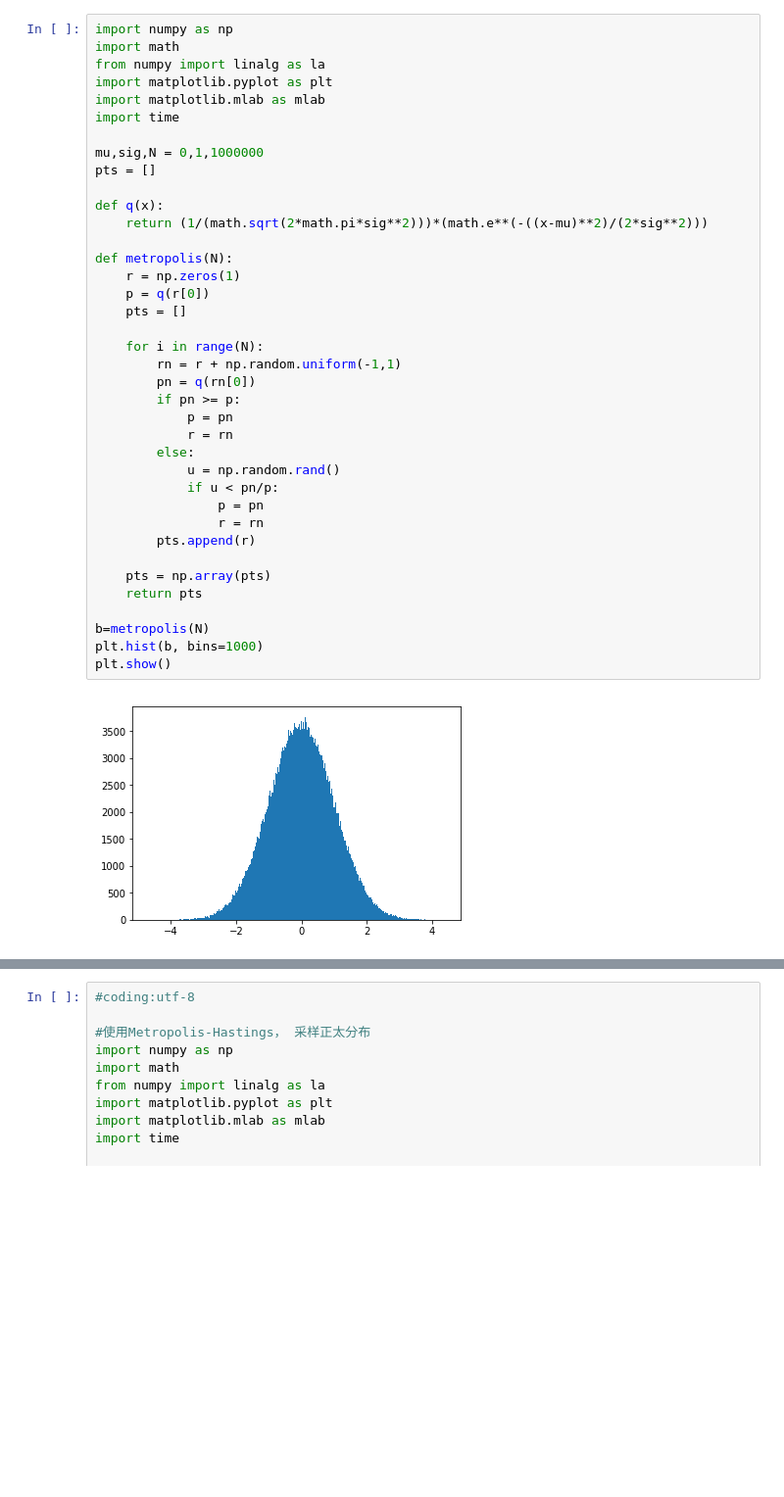
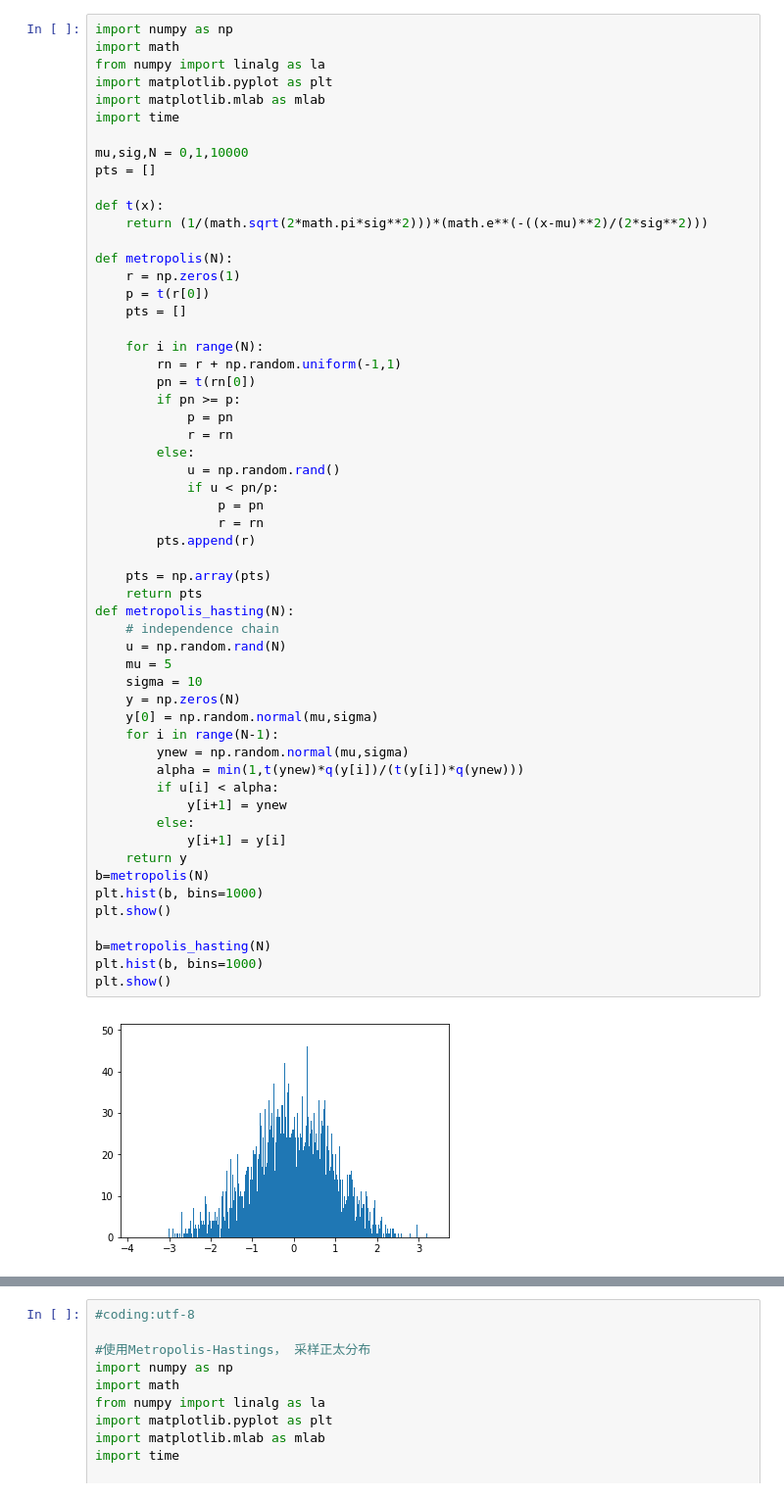
Before and after one commit to zhegeliang2/rbm_cf, a Jupyter notebook: sample.ipynb, the cells around one changed output, grey strips where cells are left out. Shown: that part at 98% size. Saved outputs shown, nothing was run; the diff lists cells and outputs as text; blank space fills up the shorter version.

```diff
--- a/sample.ipynb
+++ b/sample.ipynb
@@ -5,36 +5,54 @@ from numpy import linalg as la
 import matplotlib.pyplot as plt
 import matplotlib.mlab as mlab
 import time
 
-mu,sig,N = 0,1,1000000
+mu,sig,N = 0,1,10000
 pts = []
 
-def q(x):
+def t(x):
     return (1/(math.sqrt(2*math.pi*sig**2)))*(math.e**(-((x-mu)**2)/(2*sig**2)))
 
 def metropolis(N):
     r = np.zeros(1)
-    p = q(r[0])
+    p = t(r[0])
     pts = []
 
     for i in range(N):
         rn = r + np.random.uniform(-1,1)
-        pn = q(rn[0])
+        pn = t(rn[0])
         if pn >= p:
             p = pn
             r = rn
         else:
             u = np.random.rand()
             if u < pn/p:
                 p = pn
                 r = rn
         pts.append(r)
 
     pts = np.array(pts)
     return pts
-
+def metropolis_hasting(N):
+    # independence chain
+    u = np.random.rand(N)
+    mu = 5
+    sigma = 10
+    y = np.zeros(N)
+    y[0] = np.random.normal(mu,sigma)
+    for i in range(N-1):
+        ynew = np.random.normal(mu,sigma)
+        alpha = min(1,t(ynew)*q(y[i])/(t(y[i])*q(ynew)))
+        if u[i] < alpha:
+            y[i+1] = ynew
+        else:
+            y[i+1] = y[i]
+    return y
 b=metropolis(N)
 plt.hist(b, bins=1000)
 plt.show()
+
+b=metropolis_hasting(N)
+plt.hist(b, bins=1000)
+plt.show()
 # %% [output]
-[figure, old version]
+[figure, new version]
```
Also changed, not shown: parts of 2 cells of this notebook.
